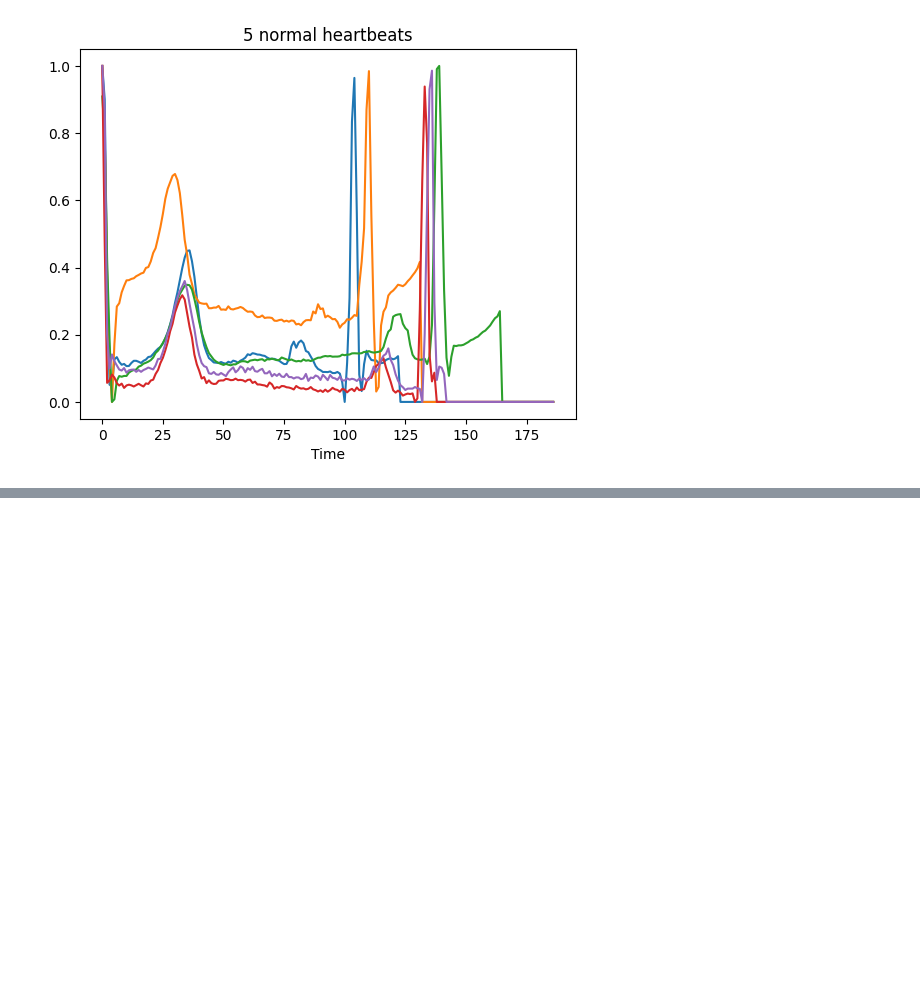
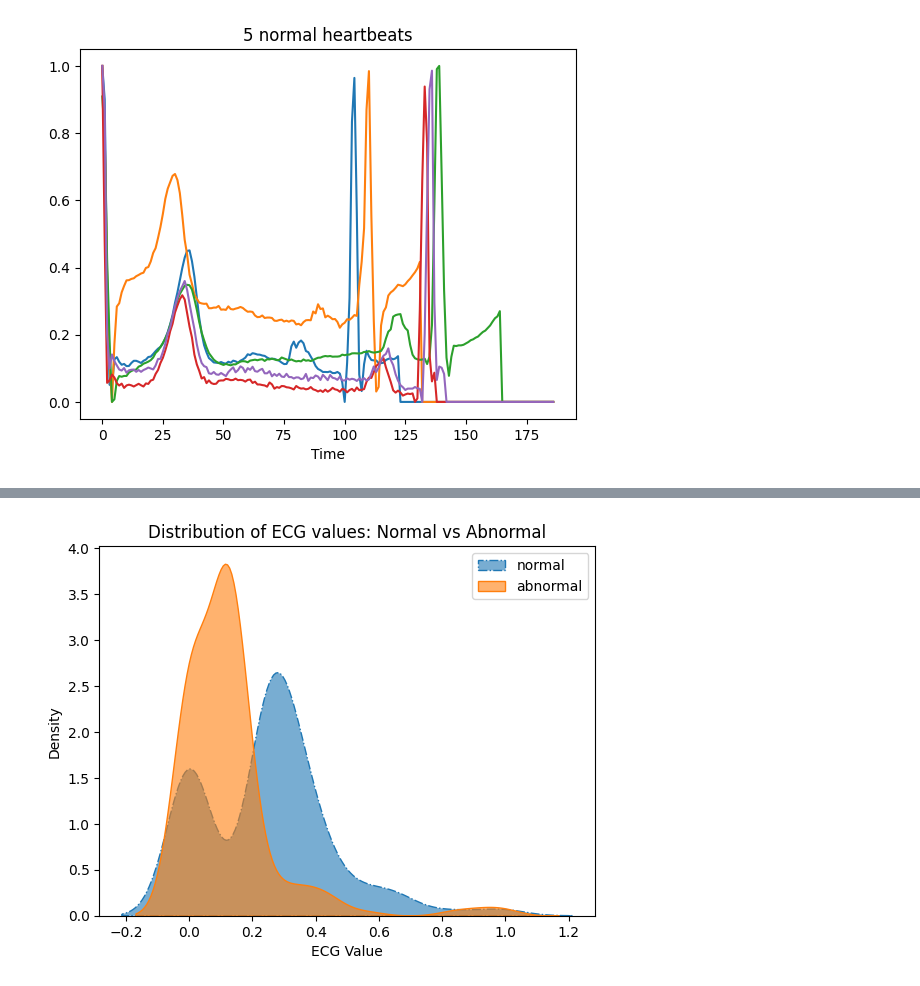
Before and after one commit to kavya-777/Programming_Journey, a Jupyter notebook: phase1/week1/heartbeatDataset_files/heartbeat-dataset-code.ipynb, the cells around one changed output, grey strips where cells are left out. Saved outputs shown, nothing was run; the diff lists cells and outputs as text; code cells hidden in the pictures; blank space fills up the shorter version.

```diff
--- a/phase1/week1/heartbeatDataset_files/heartbeat-dataset-code.ipynb
+++ b/phase1/week1/heartbeatDataset_files/heartbeat-dataset-code.ipynb
@@ -129,0 +148,6 @@ plt.show()
+# %%
+df2 = pd.read_csv("/kaggle/input/datasets/shayanfazeli/heartbeat/ptbdb_normal.csv", header = None)
+print(df2[187].value_counts())
+
+print(df2.shape)
+print(df2.head())
@@ -129,0 +184,10 @@ plt.show()
+# %%
+sns.kdeplot(df.iloc[1,0:180].values.flatten(), alpha=0.6, label = 'normal', ls = '-.', fill = True)
+sns.kdeplot(df2.iloc[0,0:180].values.flatten(),alpha=0.6, label = 'abnormal', fill = True)
+plt.legend()
+plt.xlabel('ECG Value')
+plt.ylabel('Density')
+plt.title('Distribution of ECG values: Normal vs Abnormal')
+plt.show()
+# %% [output]
+[figure, added]
```
Also changed, not shown: parts of 7 cells of this notebook, 1 other file.
